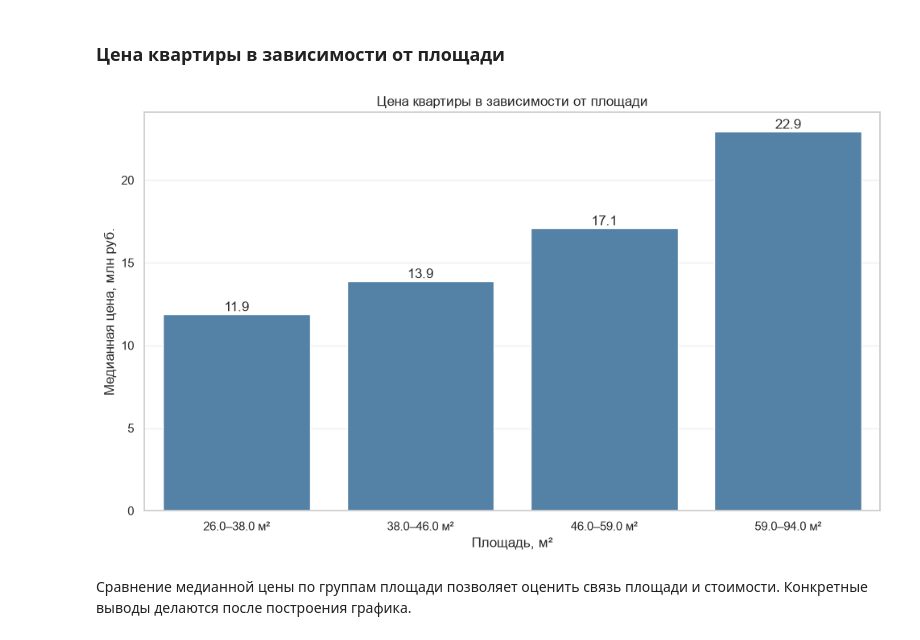
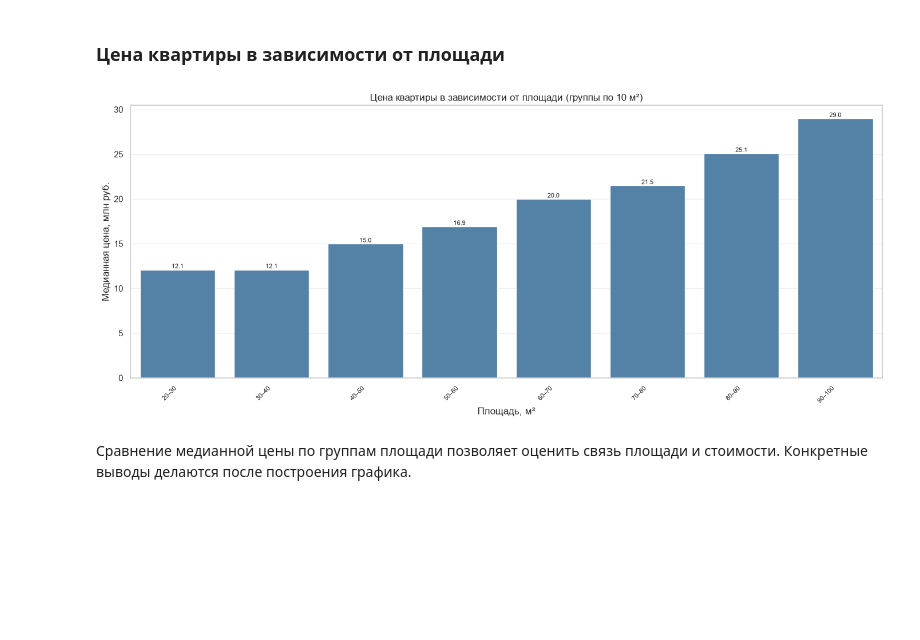
Before and after one commit to o-Anna-o/Prognosis_system, a Jupyter notebook: Prognosis_system.ipynb, the cells around one changed output. Cells and saved outputs as stored; diff of their text form; code cells hidden in the pictures; blank space fills up the shorter version.

```diff
--- a/Prognosis_system.ipynb
+++ b/Prognosis_system.ipynb
@@ -299,27 +315,31 @@ display(
 # %% [markdown]
 ### Цена квартиры в зависимости от площади
 # %%
-# Делим площадь на группы по квартилям (цена — в млн руб.)
+# Делим площадь на группы по 10 м² (цена — в млн руб.)
 plot_df = df.dropna(subset=['area', 'price']).copy()
 if plot_df['area'].nunique() >= 2:
-    plot_df['area_category'] = pd.qcut(plot_df['area'], q=4, duplicates='drop')
+    # Интервалы по 10 м²
+    bins = list(range(0, 301, 10))
+    plot_df['area_category'] = pd.cut(plot_df['area'], bins=bins)
     stats = plot_df.groupby('area_category', observed=True)['price'].median() / 1_000_000
-    x_labels = [f'{interval.left:.1f}–{interval.right:.1f} м²' for interval in stats.index]
+    stats = stats.dropna()
+    x_labels = [f'{int(interval.left)}–{int(interval.right)}' for interval in stats.index]
 
-    plt.figure(figsize=(10, 6))
+    plt.figure(figsize=(14, 6))
     ax = sns.barplot(x=x_labels, y=stats.values, color='steelblue')
-    plt.title('Цена квартиры в зависимости от площади')
+    plt.title('Цена квартиры в зависимости от площади (группы по 10 м²)')
     plt.xlabel('Площадь, м²')
     plt.ylabel('Медианная цена, млн руб.')
+    plt.xticks(rotation=45, ha='right', fontsize=8)
     plt.grid(axis='y', alpha=0.3)
     for i, value in enumerate(stats.values):
-        ax.text(i, value, f'{value:,.1f}', ha='center', va='bottom')
+        ax.text(i, value, f'{value:,.1f}', ha='center', va='bottom', fontsize=8)
     plt.tight_layout()
     plt.show()
 else:
     print('Недостаточно различных значений площади для построения групп.')
 # %% [output]
-[figure, old version]
+[figure, new version]
 # %% [markdown]
 Сравнение медианной цены по группам площади позволяет оценить связь площади и стоимости. Конкретные выводы делаются после построения графика.
 # %% [markdown]
```
Also changed, not shown: parts of 26 cells of this notebook.
